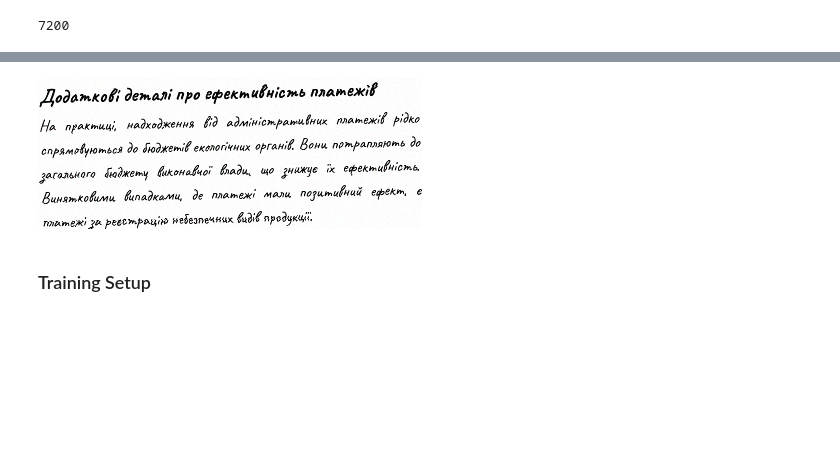
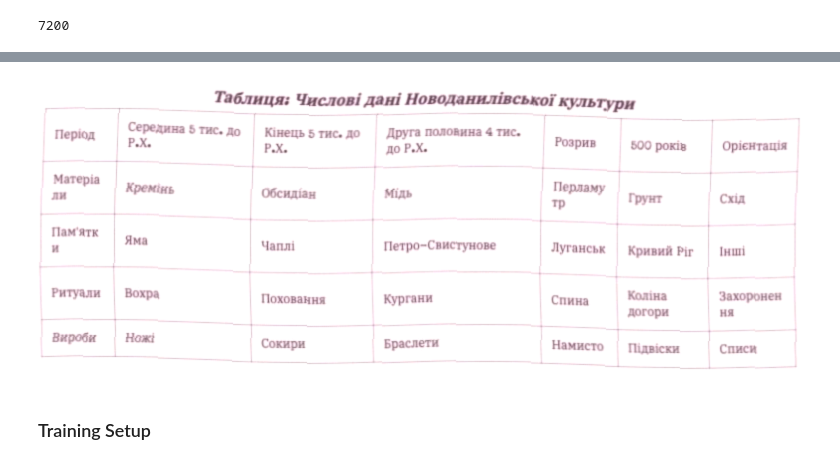
Before and after one commit to ansu0122/ucu-mt, a Jupyter notebook: src/doctrainer.ipynb, the cells around one changed output, grey strips where cells are left out. Cells and saved outputs as stored; diff of their text form; code cells hidden in the pictures; blank space fills up the shorter version.

```diff
--- a/src/doctrainer.ipynb
+++ b/src/doctrainer.ipynb
@@ -154,8 +162,11 @@ train_dataset_inflated[0]
  'prompt': '\n        Витягни таблицю з даними, що міститься на зображенні, у форматі HTML.\n\n        Вимоги:\n        – Поверни лише HTML-код таблиці, без додаткового тексту чи опису.\n        – Зал ...
  'requested': 'table'}
 # %%
-from PIL import Image, ImageFile
-ImageFile.LOAD_TRUNCATED_IMAGES = True  # Optional: prevents crash on bad JPEGs
+import random
+from torchvision import transforms
+from PIL import Image, ImageFile, ImageFilter
+
+ImageFile.LOAD_TRUNCATED_IMAGES = True
 to_pil = transforms.ToPILImage()
 
 def convert_to_conversation(sample, transform=None):
@@ -166,8 +177,9 @@ def convert_to_conversation(sample, transform=None):
     if not isinstance(sample["image"], Image.Image):
         raise TypeError(f"Image must be a PIL Image, got {type(sample['image'])}: {sample.get('id', 'unknown')}")
 
+    image = sample["image"]
     if transform is not None:
-        image = transform(sample["image"])
+        image = transform(image)
         image = to_pil(image)
 
     conversation = [
@@ -238,11 +263,15 @@ class RandomNoise:
 # %%
 image_transform = transforms.Compose([
     transforms.ColorJitter(brightness=0.15, contrast=0.2, saturation=0.3, hue=0.2),
-    transforms.RandomRotation(degrees=2, fill=(255, 255, 255)),
+    transforms.RandomRotation(degrees=1, fill=(255, 255, 255)),
     RandomGaussianBlur(p=0.2, radius=(0.2, 0.6)),
     RandomNoise(p=0.2, std=4),
     transforms.ToTensor(),
 ])
 
-train_dataset_converted_transformed = ConversationDataset(train_dataset_inflated, transform=image_transform)
+# train_dataset_list = list(train_dataset_inflated)
+# train_dataset_converted_transformed = ConversationDataset(train_dataset_list, transform=image_transform)
+
+train_dataset_converted_transformed = Dataset.from_list([convert_to_conversation(sample, transform=image_transform) for sample in train_dataset_inflated])
+len(train_dataset_converted_transformed)
 # %%
@@ -252,7 +281,7 @@ train_dataset_inflated[1]["image"]
 # %%
-train_dataset_converted_transformed[1]["messages"][0]["content"][1]["image"]
+train_dataset_converted_transformed[0]["messages"][0]["content"][1]["image"]
 # %% [output]
-[figure, old version]
+[figure, new version]
 # %% [markdown]
 ### Training Setup
 # %%
```
Also changed, not shown: parts of 12 cells of this notebook, 1 other file.
